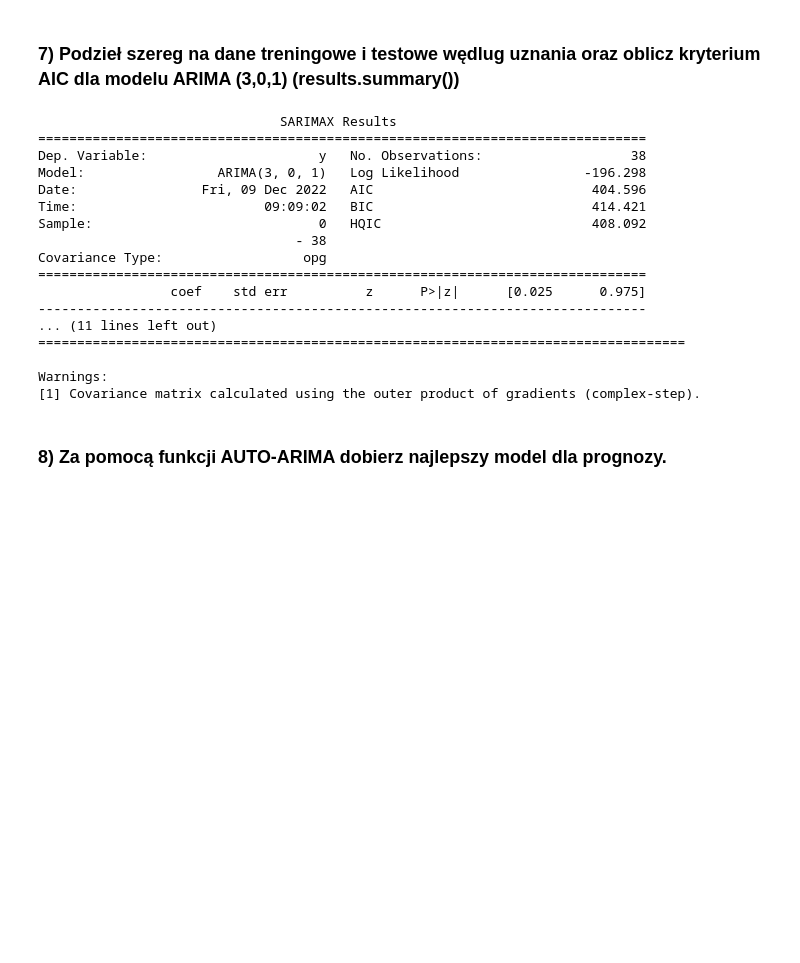
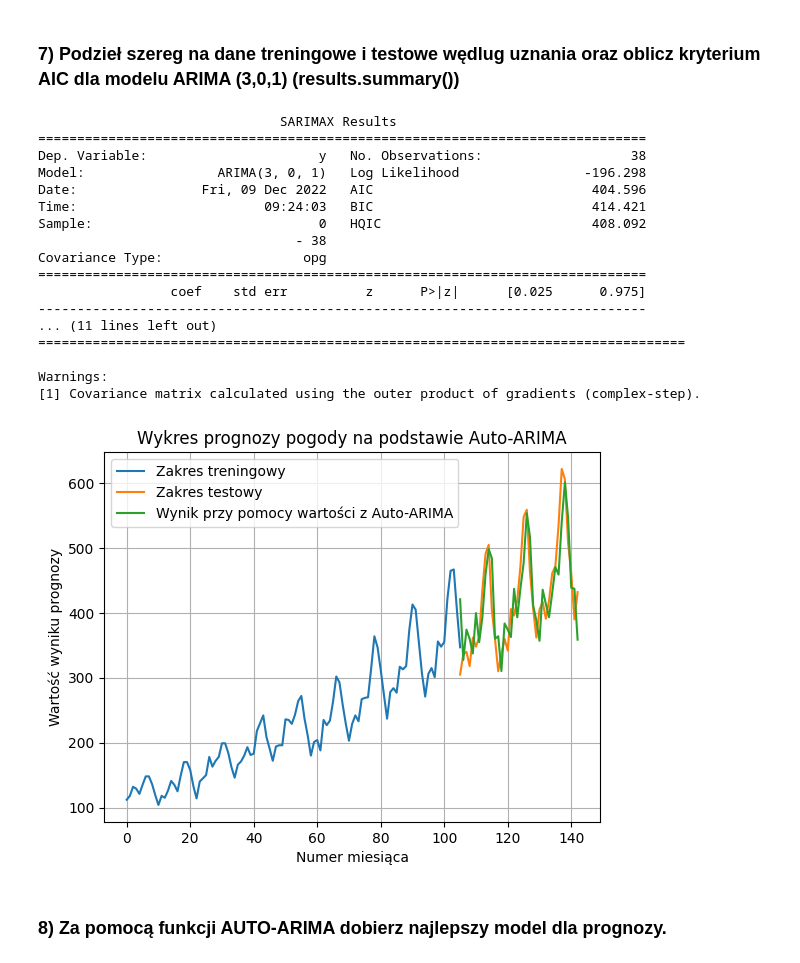
Before and after one commit to MinikPLayer/Lab10_MichalTomecki, a Jupyter notebook: raport.ipynb, the cells around one changed output. Drawn from its saved outputs; the diff is of its cells as text; code cells hidden in the pictures; blank space fills up the shorter version.

```diff
--- a/raport.ipynb
+++ b/raport.ipynb
@@ -217,34 +217,51 @@ plt.show()
 [figure]
 # %% [markdown]
 ### 7) Podzieł szereg na dane treningowe i testowe wędlug uznania oraz oblicz kryterium  AIC dla modelu ARIMA (3,0,1) (results.summary())
-# %%
-#ARIMA
-
-X = adf.values
-train = X[0:106] # dane treningowe
-test = X[106:]  #dane testowe
-predictions = [train, test]
-model = ARIMA(test, order=(3,0,1))
-results = model.fit()
-print(results.summary())
-# %% [output]
-                               SARIMAX Results
-==============================================================================
-Dep. Variable:                      y   No. Observations:                   38
-Model:                 ARIMA(3, 0, 1)   Log Likelihood                -196.298
-Date:                Fri, 09 Dec 2022   AIC                            404.596
-Time:                        09:09:02   BIC                            414.421
-Sample:                             0   HQIC                           408.092
-                                 - 38
-Covariance Type:                  opg
-==============================================================================
-                 coef    std err          z      P>|z|      [0.025      0.975]
-------------------------------------------------------------------------------
-... (11 lines left out)
-===================================================================================
-
-Warnings:
-[1] Covariance matrix calculated using the outer product of gradients (complex-step).
+# %%
+#ARIMA
+
+def plot_arima(train, test, model, offset1 = 0, offset2 = 0, offset = 1):
+    pred = model.predict(n_periods=len(test))
+
+    pred_series = pd.Series(pred)
+
+    plt.plot(train, label = 'Zakres treningowy')
+    plt.plot(np.arange(len(train) - offset, len(train) + len(test) - offset, 1), test + offset1, label = 'Zakres testowy')
+    plt.plot(np.arange(len(train) - offset, len(train) + len(pred_series) - offset, 1), pred_series + offset2, label = 'Wynik przy pomocy wartości z Auto-ARIMA')
+    plt.title("Wykres prognozy pogody na podstawie Auto-ARIMA")
+    plt.legend()
+    plt.xlabel('Numer miesiąca')
+    plt.ylabel('Wartość wyniku prognozy')
+    plt.grid()
+
+
+X = adf.values
+train = X[0:106] # dane treningowe
+test = X[106:]  #dane testowe
+predictions = [train, test]
+model = ARIMA(test, order=(3,0,1))
+results = model.fit()
+print(results.summary())
+plot_arima(train, test, results)
+# %% [output]
+                               SARIMAX Results
+==============================================================================
+Dep. Variable:                      y   No. Observations:                   38
+Model:                 ARIMA(3, 0, 1)   Log Likelihood                -196.298
+Date:                Fri, 09 Dec 2022   AIC                            404.596
+Time:                        09:24:03   BIC                            414.421
+Sample:                             0   HQIC                           408.092
+                                 - 38
+Covariance Type:                  opg
+==============================================================================
+                 coef    std err          z      P>|z|      [0.025      0.975]
+------------------------------------------------------------------------------
+... (11 lines left out)
+===================================================================================
+
+Warnings:
+[1] Covariance matrix calculated using the outer product of gradients (complex-step).
+[figure, added]
 # %% [markdown]
 ### 8) Za pomocą funkcji AUTO-ARIMA dobierz najlepszy model dla prognozy.
 # %%
```
Also changed, not shown: parts of 4 cells of this notebook.
